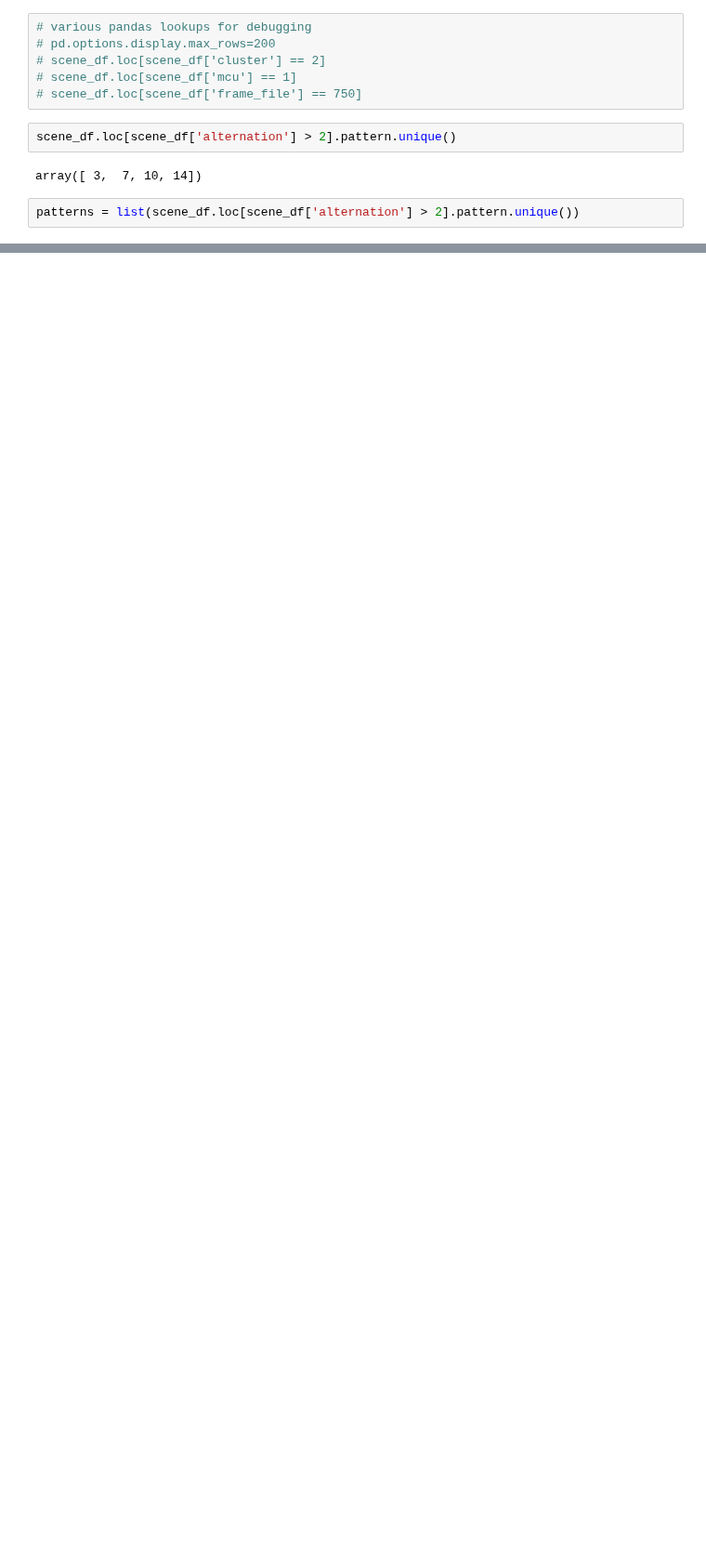
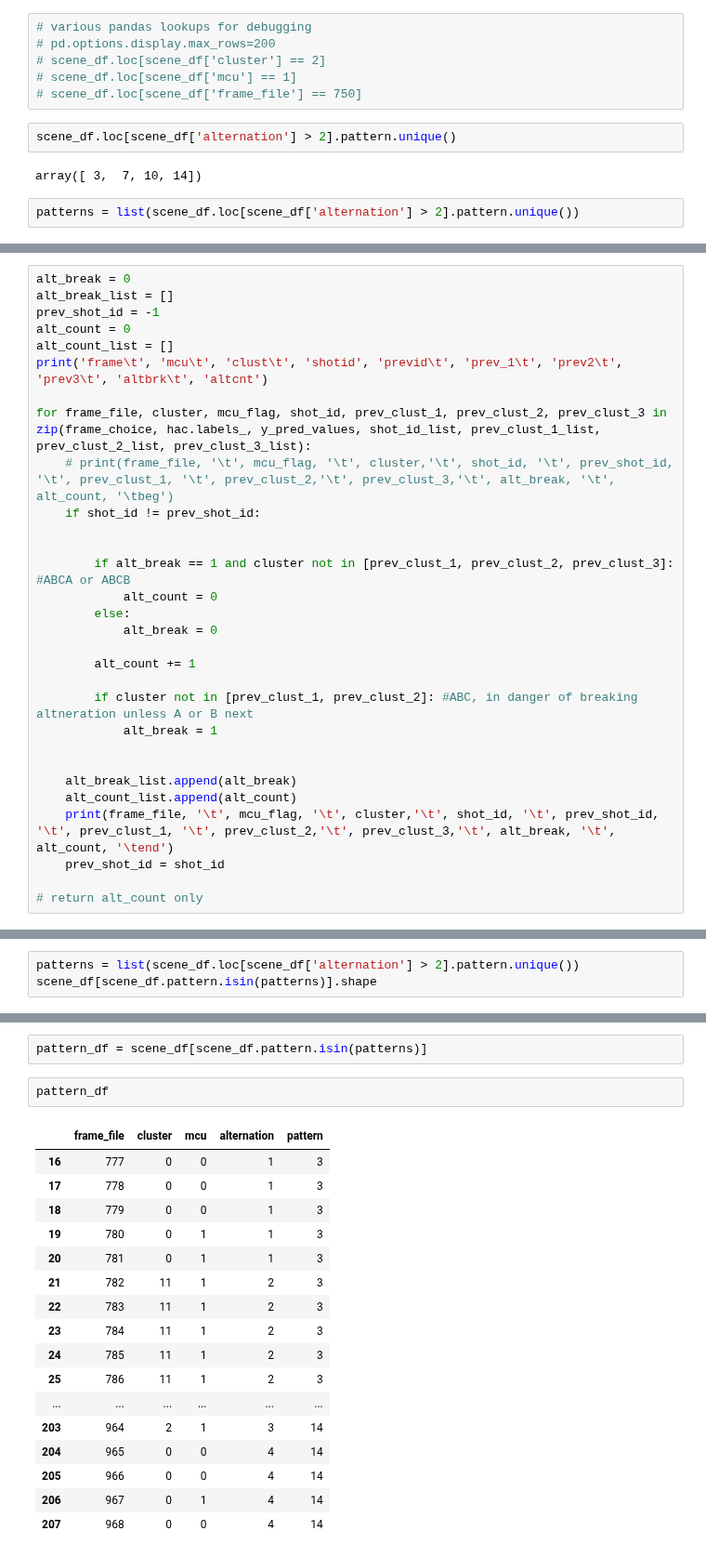
Before and after one commit to JohnTheTripper/moviegoer-prototype, a Jupyter notebook: scene_clustering.ipynb, the cells around one changed output, grey strips where cells are left out. Shown at 93% size. Cells and saved outputs as stored; diff of their text form; blank space fills up the shorter version.

```diff
--- a/scene_clustering.ipynb
+++ b/scene_clustering.ipynb
@@ -338,0 +648,30 @@ scene_df[scene_df.pattern.isin(patterns)]
+# %%
+alt_break = 0
+alt_break_list = []
+prev_shot_id = -1
+alt_count = 0
+alt_count_list = []
+print('frame\t', 'mcu\t', 'clust\t', 'shotid', 'previd\t', 'prev_1\t', 'prev2\t', 'prev3\t', 'altbrk\t', 'altcnt')
+
+for frame_file, cluster, mcu_flag, shot_id, prev_clust_1, prev_clust_2, prev_clust_3 in zip(frame_choice, hac.labels_, y_pred_values, shot_id_list, prev_clust_1_list, prev_clust_2_list, prev_clust_3_list):
+    # print(frame_file, '\t', mcu_flag, '\t', cluster,'\t', shot_id, '\t', prev_shot_id, '\t', prev_clust_1, '\t', prev_clust_2,'\t', prev_clust_3,'\t', alt_break, '\t', alt_count, '\tbeg')
+    if shot_id != prev_shot_id:
+
+
+        if alt_break == 1 and cluster not in [prev_clust_1, prev_clust_2, prev_clust_3]: #ABCA or ABCB
+            alt_count = 0
+        else:
+            alt_break = 0
+
+        alt_count += 1
+
+        if cluster not in [prev_clust_1, prev_clust_2]: #ABC, in danger of breaking altneration unless A or B next
+            alt_break = 1
+
+
+    alt_break_list.append(alt_break)
+    alt_count_list.append(alt_count)
+    print(frame_file, '\t', mcu_flag, '\t', cluster,'\t', shot_id, '\t', prev_shot_id, '\t', prev_clust_1, '\t', prev_clust_2,'\t', prev_clust_3,'\t', alt_break, '\t', alt_count, '\tend')
+    prev_shot_id = shot_id
+
+# return alt_count only
@@ -338,0 +831,3 @@ scene_df[scene_df.pattern.isin(patterns)]
+# %%
+patterns = list(scene_df.loc[scene_df['alternation'] > 2].pattern.unique())
+scene_df[scene_df.pattern.isin(patterns)].shape
@@ -338,0 +836,22 @@ scene_df[scene_df.pattern.isin(patterns)]
+# %%
+pattern_df = scene_df[scene_df.pattern.isin(patterns)]
+# %%
+pattern_df
+# %% [output]
+|  | frame_file | cluster | mcu | alternation | pattern |
+| 16 | 777 | 0 | 0 | 1 | 3 |
+| 17 | 778 | 0 | 0 | 1 | 3 |
+| 18 | 779 | 0 | 0 | 1 | 3 |
+| 19 | 780 | 0 | 1 | 1 | 3 |
+| 20 | 781 | 0 | 1 | 1 | 3 |
+| 21 | 782 | 11 | 1 | 2 | 3 |
+| 22 | 783 | 11 | 1 | 2 | 3 |
+| 23 | 784 | 11 | 1 | 2 | 3 |
+| 24 | 785 | 11 | 1 | 2 | 3 |
+| 25 | 786 | 11 | 1 | 2 | 3 |
+| ... | ... | ... | ... | ... | ... |
+| 203 | 964 | 2 | 1 | 3 | 14 |
+| 204 | 965 | 0 | 0 | 4 | 14 |
+| 205 | 966 | 0 | 0 | 4 | 14 |
+| 206 | 967 | 0 | 1 | 4 | 14 |
+| 207 | 968 | 0 | 0 | 4 | 14 |
```
Also changed, not shown: parts of 35 cells of this notebook.
